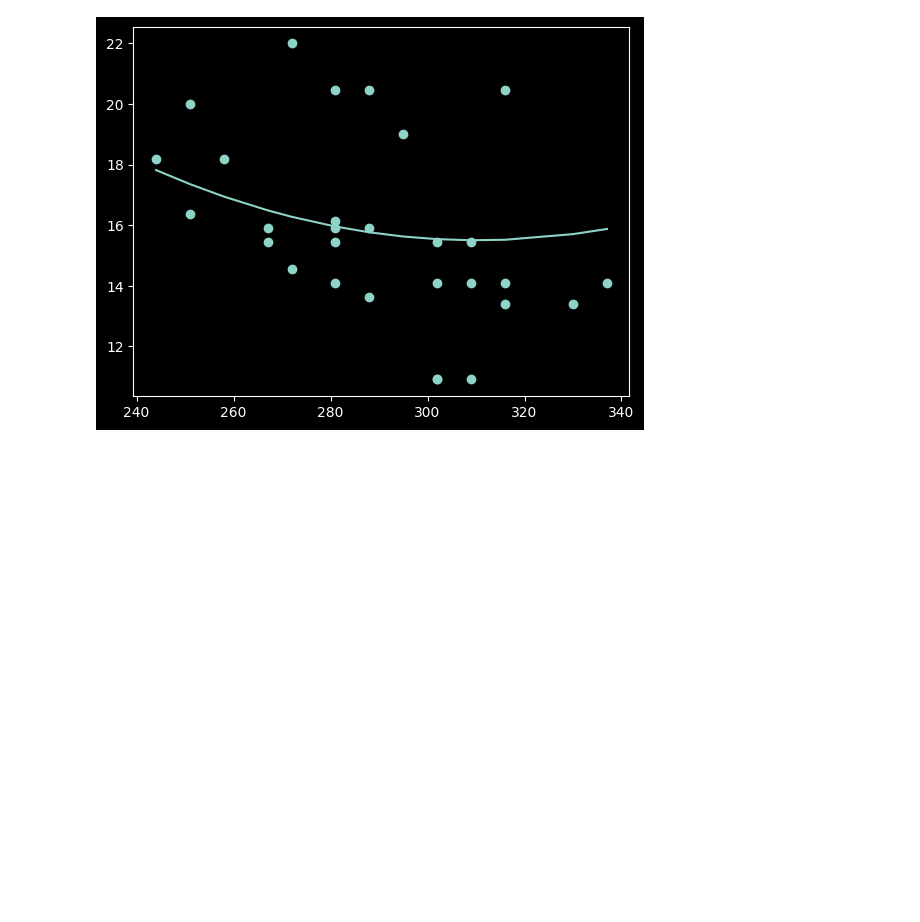
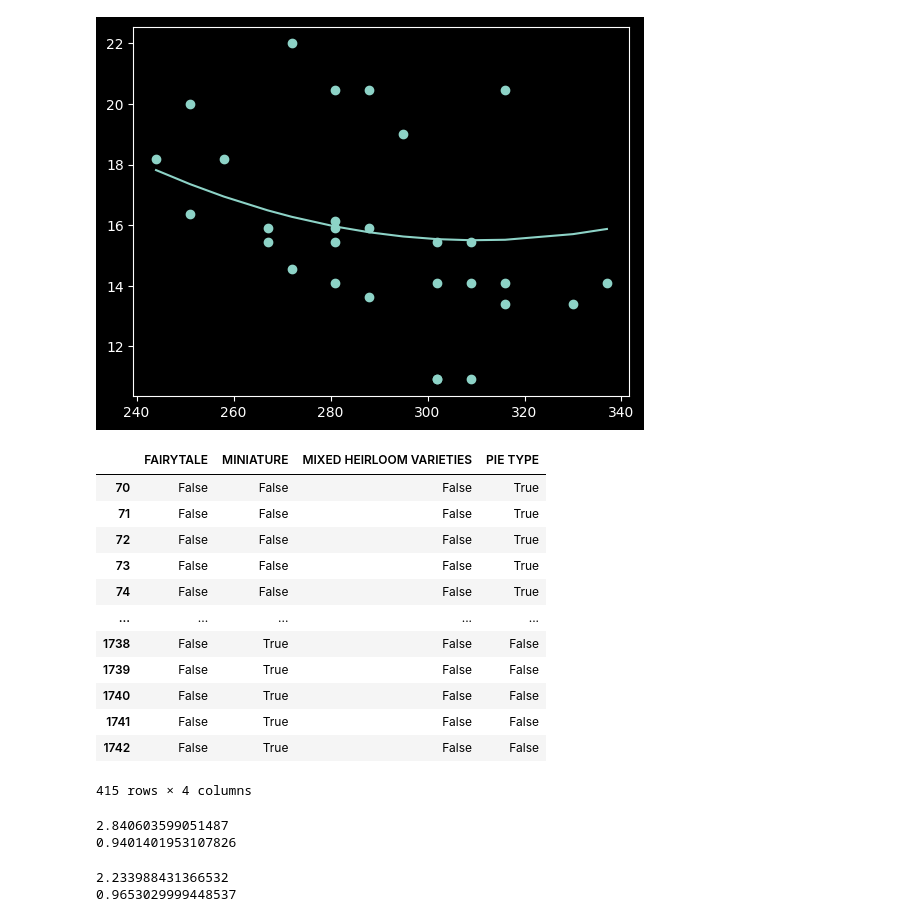
Before and after one commit to NyxoraYu/ML-For-Beginners, a Jupyter notebook: 2-Regression/3-Linear/notebook.ipynb, the cells around one changed output. Cells and saved outputs as stored; diff of their text form; code cells hidden in the pictures; blank space fills up the shorter version.

```diff
--- a/2-Regression/3-Linear/notebook.ipynb
+++ b/2-Regression/3-Linear/notebook.ipynb
@@ -166,3 +166,19 @@ plt.plot(sorted(x_test), pipeline.predict(sorted(x_test)))
 0.07639977655280128
 [<matplotlib.lines.Line2D at 0x...>]
 [figure]
+# %%
+pd.get_dummies(new_pumpkins['Variety'])
+# %% [output]
+|  | FAIRYTALE | MINIATURE | MIXED HEIRLOOM VARIETIES | PIE TYPE |
+| 70 | False | False | False | True |
+| 71 | False | False | False | True |
+| 72 | False | False | False | True |
+| 73 | False | False | False | True |
+| 74 | False | False | False | True |
+| ... | ... | ... | ... | ... |
+| 1738 | False | True | False | False |
+| 1739 | False | True | False | False |
+| 1740 | False | True | False | False |
+| 1741 | False | True | False | False |
+| 1742 | False | True | False | False |
+415 rows × 4 columns
@@ -168,0 +191,23 @@ plt.plot(sorted(x_test), pipeline.predict(sorted(x_test)))
+# %%
+x_train, x_test, y_train, y_test = train_test_split(x, y, test_size=0.2, random_state=0)
+lin_reg = LinearRegression()
+lin_reg.fit(x_train, y_train)
+pred = lin_reg.predict(x_test)
+mes = np.sqrt(mean_squared_error(y_test, pred))
+print(mes)
+score = lin_reg.score(x_train, y_train)
+print(score)
+# %% [output]
+2.840603599051487
+0.9401401953107826
+# %%
+x_train, x_test, y_train, y_test = train_test_split(x, y, test_size=0.2, random_state=0)
+pipeline = make_pipeline(PolynomialFeatures(2), LinearRegression())
+pipeline.fit(x_train, y_train)
+pred = pipeline.predict(x_test)
+mse = np.sqrt(mean_squared_error(y_test, pred))
+print(mse)
+print(pipeline.score(x_train, y_train))
+# %% [output]
+2.233988431366532
+0.9653029999448537
```
Also changed, not shown: parts of 3 cells of this notebook, 1 other file.
